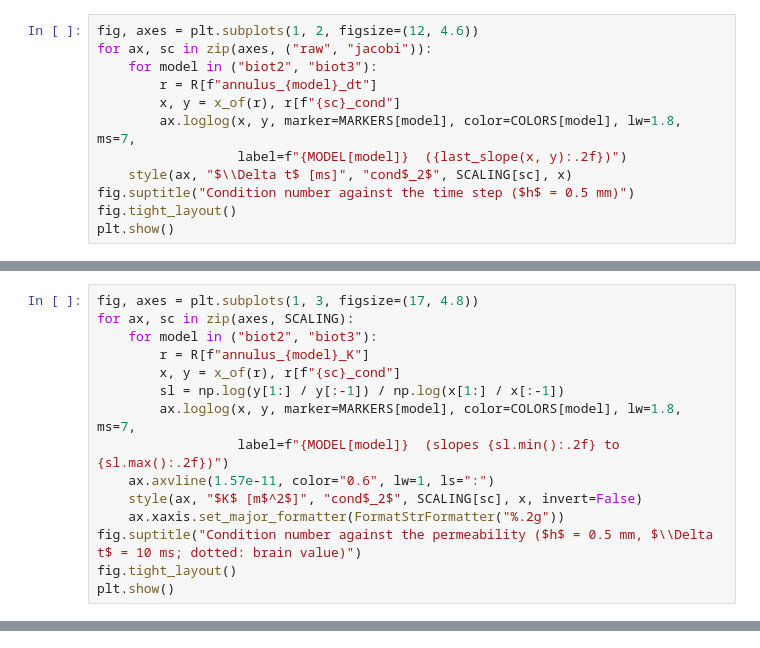
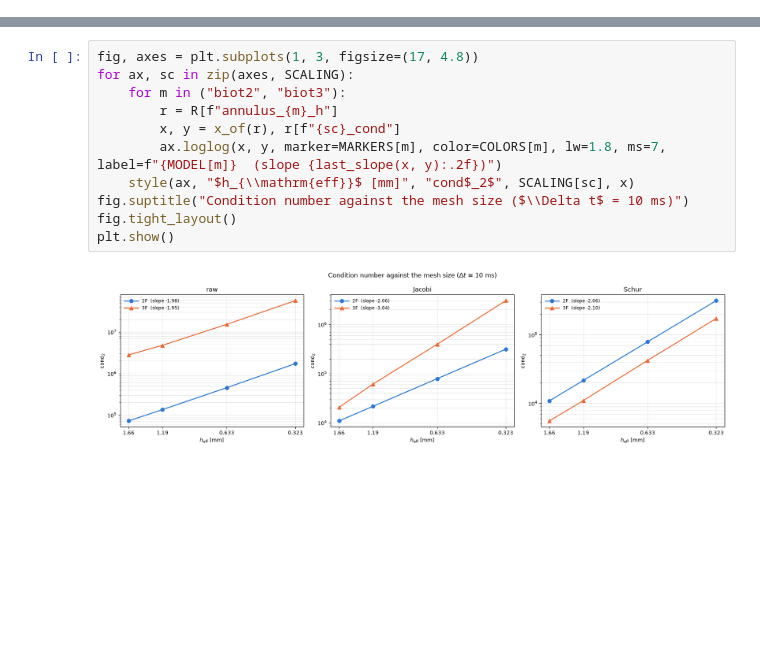
Before and after one commit to rbenatuilv/MPE-Stokes, a Jupyter notebook: experiments/conditioning/conditioning.ipynb, the cells around one changed output, grey strips where cells are left out. Cells and saved outputs as stored; diff of their text form; blank space fills up the shorter version.

```diff
--- a/experiments/conditioning/conditioning.ipynb
+++ b/experiments/conditioning/conditioning.ipynb
@@ -175,12 +84,0 @@ On the mesh of the experiment ($h$ = 0.5 mm, $h_{\mathrm{eff}}$ = 0.32 mm). Smal
-# %%
-fig, axes = plt.subplots(1, 2, figsize=(12, 4.6))
-for ax, sc in zip(axes, ("raw", "jacobi")):
-    for model in ("biot2", "biot3"):
-        r = R[f"annulus_{model}_dt"]
-        x, y = x_of(r), r[f"{sc}_cond"]
-        ax.loglog(x, y, marker=MARKERS[model], color=COLORS[model], lw=1.8, ms=7,
-                  label=f"{MODEL[model]}  ({last_slope(x, y):.2f})")
-    style(ax, "$\\Delta t$ [ms]", "cond$_2$", SCALING[sc], x)
-fig.suptitle("Condition number against the time step ($h$ = 0.5 mm)")
-fig.tight_layout()
-plt.show()
@@ -251,15 +84,0 @@ On the mesh of the experiment ($h$ = 0.5 mm, $\Delta t$ = 10 ms), two decades on
-# %%
-fig, axes = plt.subplots(1, 3, figsize=(17, 4.8))
-for ax, sc in zip(axes, SCALING):
-    for model in ("biot2", "biot3"):
-        r = R[f"annulus_{model}_K"]
-        x, y = x_of(r), r[f"{sc}_cond"]
-        sl = np.log(y[1:] / y[:-1]) / np.log(x[1:] / x[:-1])
-        ax.loglog(x, y, marker=MARKERS[model], color=COLORS[model], lw=1.8, ms=7,
-                  label=f"{MODEL[model]}  (slopes {sl.min():.2f} to {sl.max():.2f})")
-    ax.axvline(1.57e-11, color="0.6", lw=1, ls=":")
-    style(ax, "$K$ [m$^2$]", "cond$_2$", SCALING[sc], x, invert=False)
-    ax.xaxis.set_major_formatter(FormatStrFormatter("%.2g"))
-fig.suptitle("Condition number against the permeability ($h$ = 0.5 mm, $\\Delta t$ = 10 ms; dotted: brain value)")
-fig.tight_layout()
-plt.show()
@@ -316,0 +85,13 @@ plt.show()
+# %%
+fig, axes = plt.subplots(1, 3, figsize=(17, 4.8))
+for ax, sc in zip(axes, SCALING):
+    for m in ("biot2", "biot3"):
+        r = R[f"annulus_{m}_h"]
+        x, y = x_of(r), r[f"{sc}_cond"]
+        ax.loglog(x, y, marker=MARKERS[m], color=COLORS[m], lw=1.8, ms=7, label=f"{MODEL[m]}  (slope {last_slope(x, y):.2f})")
+    style(ax, "$h_{\\mathrm{eff}}$ [mm]", "cond$_2$", SCALING[sc], x)
+fig.suptitle("Condition number against the mesh size ($\\Delta t$ = 10 ms)")
+fig.tight_layout()
+plt.show()
+# %% [output]
+[figure, added]
```
Also changed, not shown: parts of 31 cells of this notebook, 2 other files.
